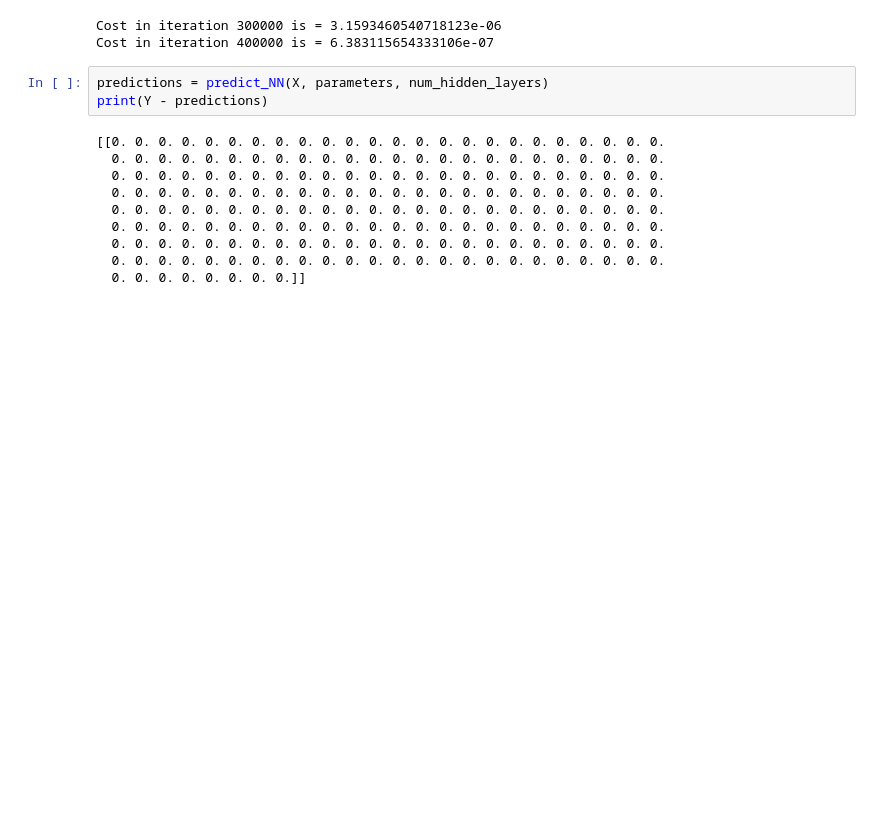
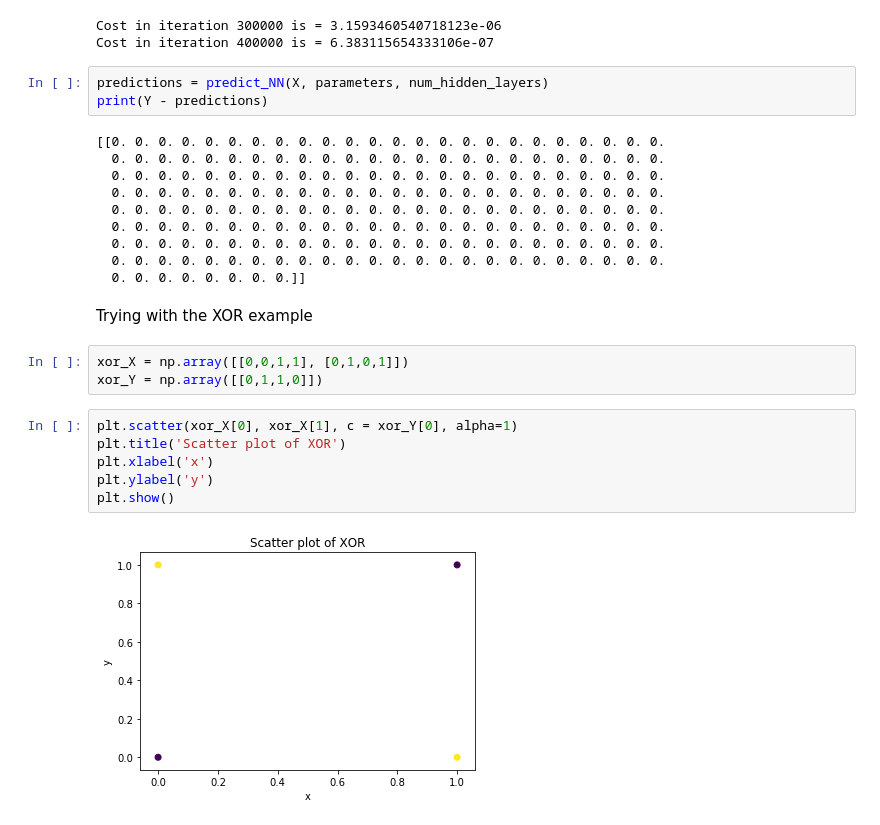
Before and after one commit to gabrielsluz/NeuralNetworksPython, a Jupyter notebook: VanillaNeuralNetwork.ipynb, the cells around one changed output. Drawn from its saved outputs; the diff is of its cells as text; blank space fills up the shorter version.

Commit message:
XOR example

```diff
--- a/VanillaNeuralNetwork.ipynb
+++ b/VanillaNeuralNetwork.ipynb
@@ -486,3 +486,16 @@ print(Y - predictions)
   0. 0. 0. 0. 0. 0. 0. 0. 0. 0. 0. 0. 0. 0. 0. 0. 0. 0. 0. 0. 0. 0. 0. 0.
   0. 0. 0. 0. 0. 0. 0. 0. 0. 0. 0. 0. 0. 0. 0. 0. 0. 0. 0. 0. 0. 0. 0. 0.
   0. 0. 0. 0. 0. 0. 0. 0.]]
+# %% [markdown]
+Trying with the XOR example
+# %%
+xor_X = np.array([[0,0,1,1], [0,1,0,1]])
+xor_Y = np.array([[0,1,1,0]])
+# %%
+plt.scatter(xor_X[0], xor_X[1], c = xor_Y[0], alpha=1)
+plt.title('Scatter plot of XOR')
+plt.xlabel('x')
+plt.ylabel('y')
+plt.show()
+# %% [output]
+[figure, added]
```
Also changed, not shown: parts of 3 cells of this notebook.
